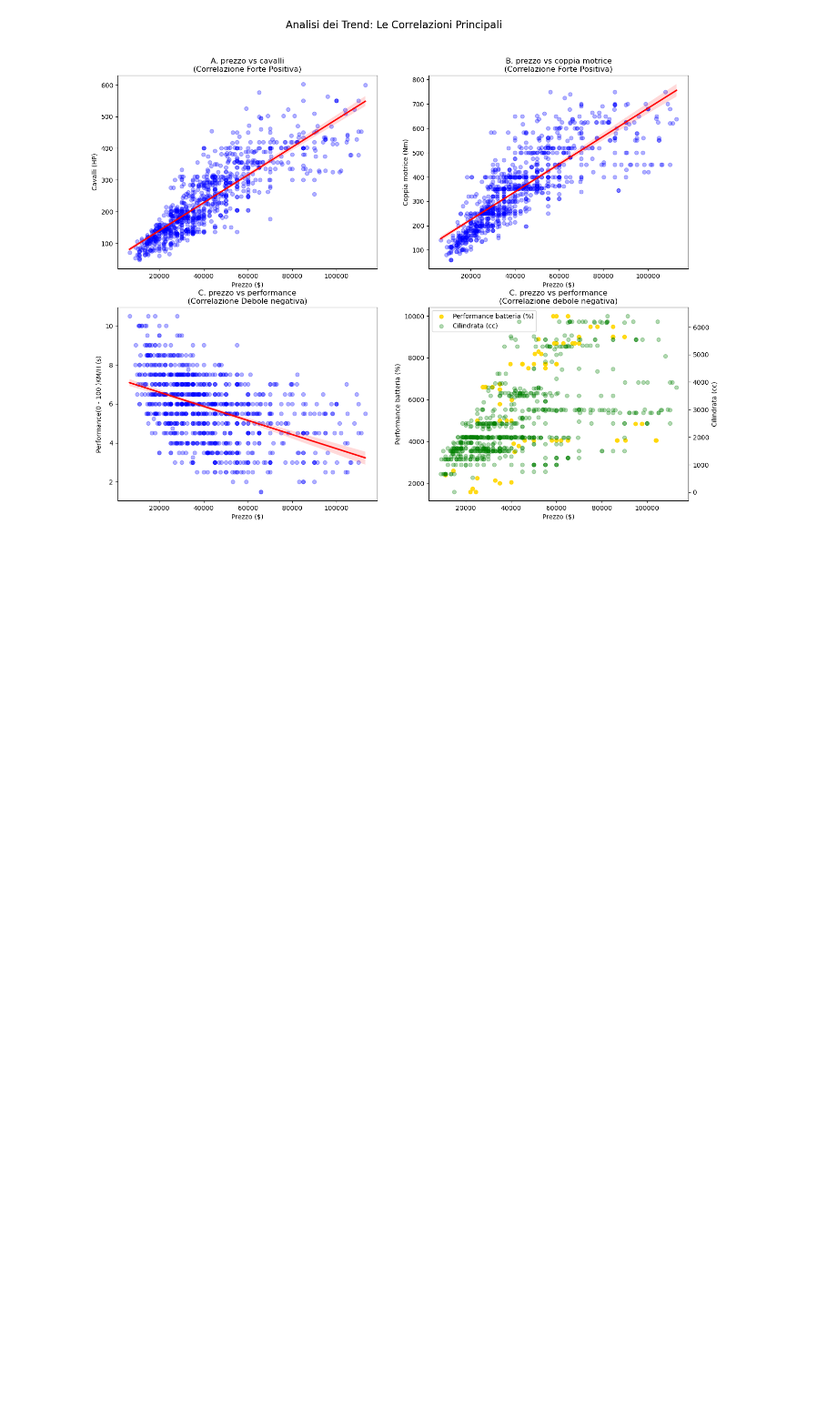
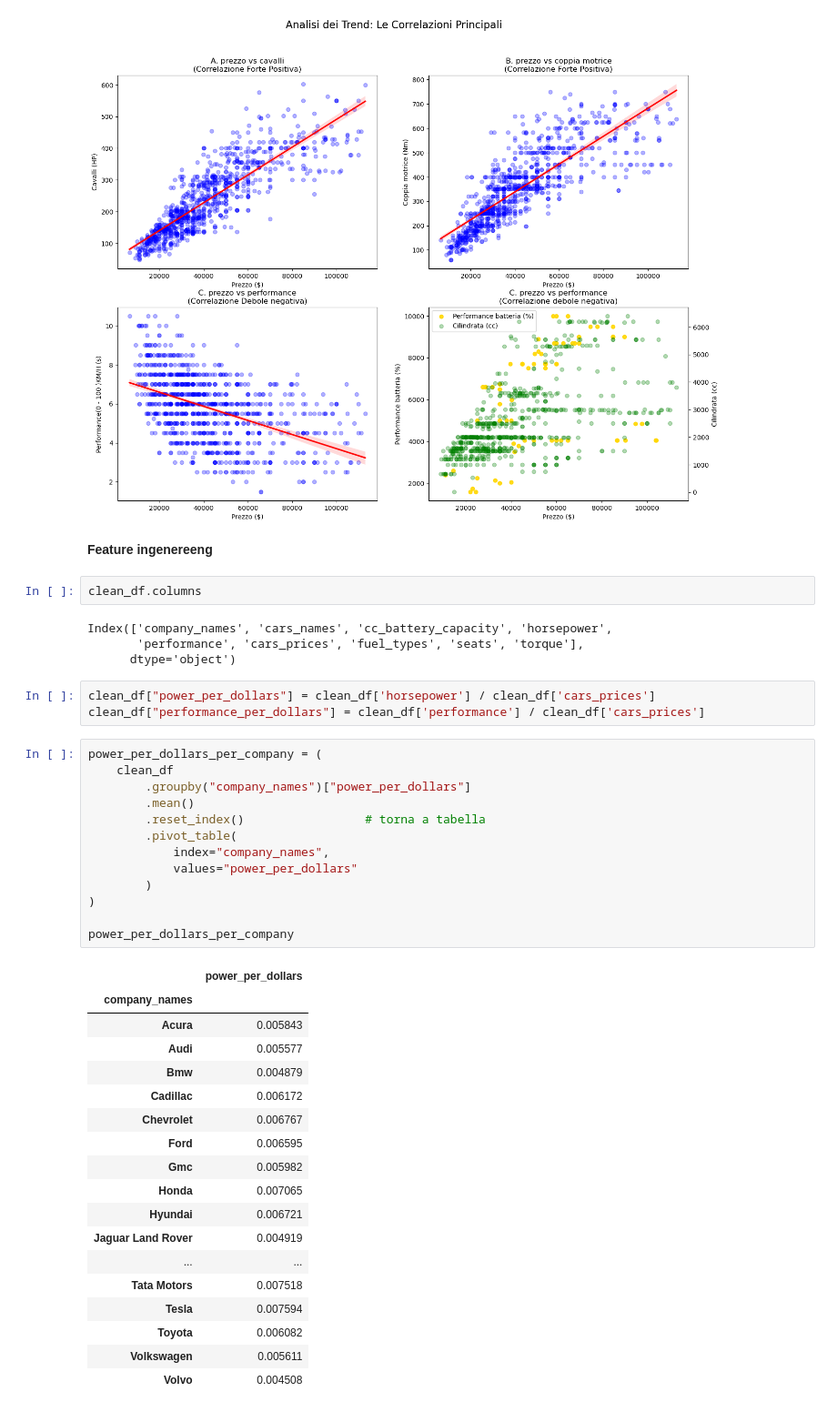
Before and after one commit to Wazard/GruppoX-Car-Analysis, a Jupyter notebook: car_analysis_mario.ipynb, the cells around one changed output. Shown at 91% size. Saved outputs shown, nothing was run; the diff lists cells and outputs as text; blank space fills up the shorter version.

```diff
--- a/car_analysis.ipynb
+++ b/car_analysis_mario.ipynb
@@ -720,3 +714,46 @@ axes[1, 1].legend(handles1 + handles2, labels1 + labels2, loc='upper left')
 # %% [output]
 <matplotlib.legend.Legend at 0x...>
 [figure]
+# %% [markdown]
+**Feature ingenereeng**
+# %%
+clean_df.columns
+# %% [output]
+Index(['company_names', 'cars_names', 'cc_battery_capacity', 'horsepower',
+       'performance', 'cars_prices', 'fuel_types', 'seats', 'torque'],
+      dtype='object')
+# %%
+clean_df["power_per_dollars"] = clean_df['horsepower'] / clean_df['cars_prices']
+clean_df["performance_per_dollars"] = clean_df['performance'] / clean_df['cars_prices']
+# %%
+power_per_dollars_per_company = (
+    clean_df
+        .groupby("company_names")["power_per_dollars"]
+        .mean()
+        .reset_index()                 # torna a tabella
+        .pivot_table(
+            index="company_names",
+            values="power_per_dollars"
+        )
+)
+
+power_per_dollars_per_company
+# %% [output]
+|  | power_per_dollars |
+| company_names |  |
+| Acura | 0.005843 |
+| Audi | 0.005577 |
+| Bmw | 0.004879 |
+| Cadillac | 0.006172 |
+| Chevrolet | 0.006767 |
+| Ford | 0.006595 |
+| Gmc | 0.005982 |
+| Honda | 0.007065 |
+| Hyundai | 0.006721 |
+| Jaguar Land Rover | 0.004919 |
+| ... | ... |
+| Tata Motors | 0.007518 |
+| Tesla | 0.007594 |
+| Toyota | 0.006082 |
+| Volkswagen | 0.005611 |
+| Volvo | 0.004508 |
```
Also changed, not shown: parts of 2 cells of this notebook.
